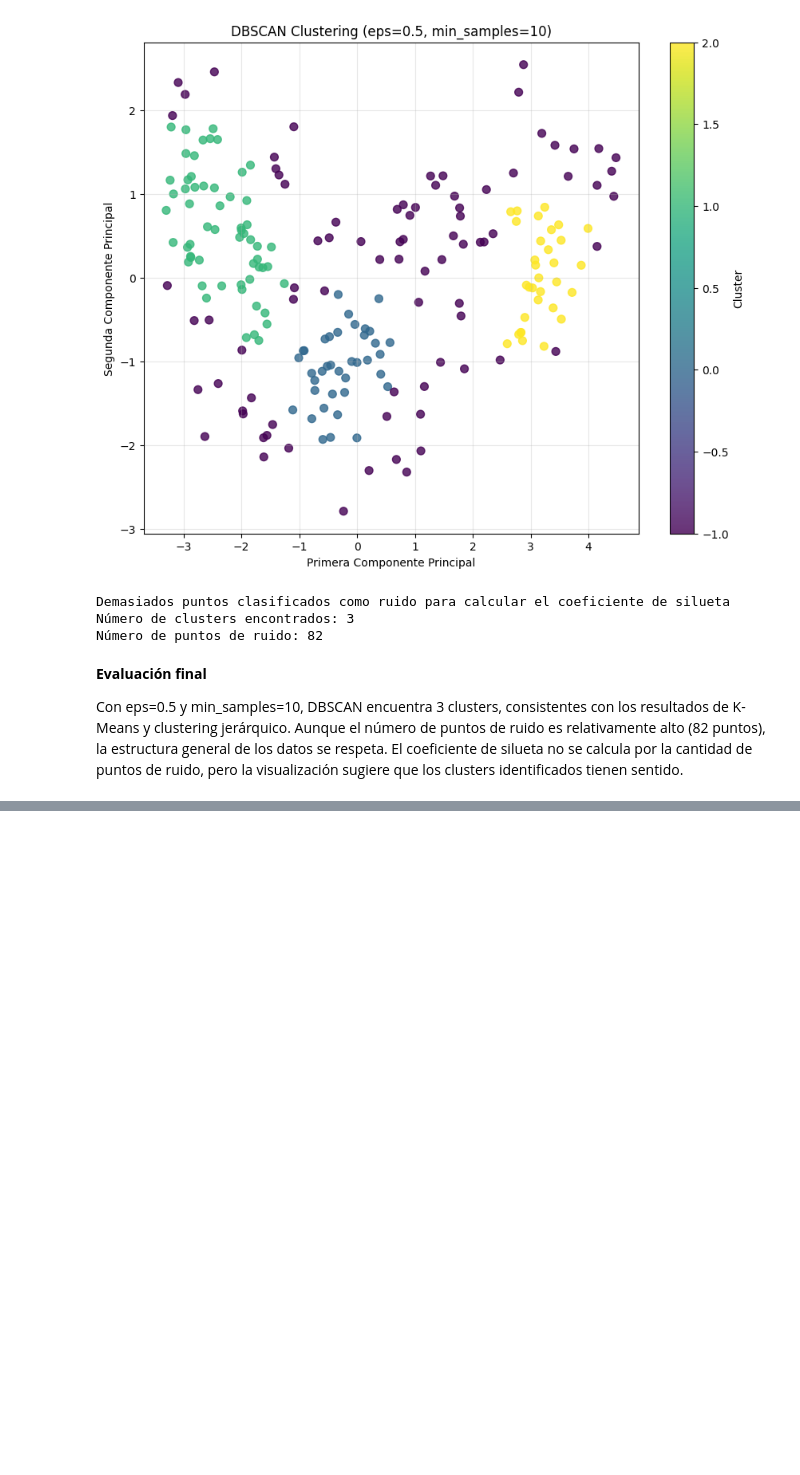
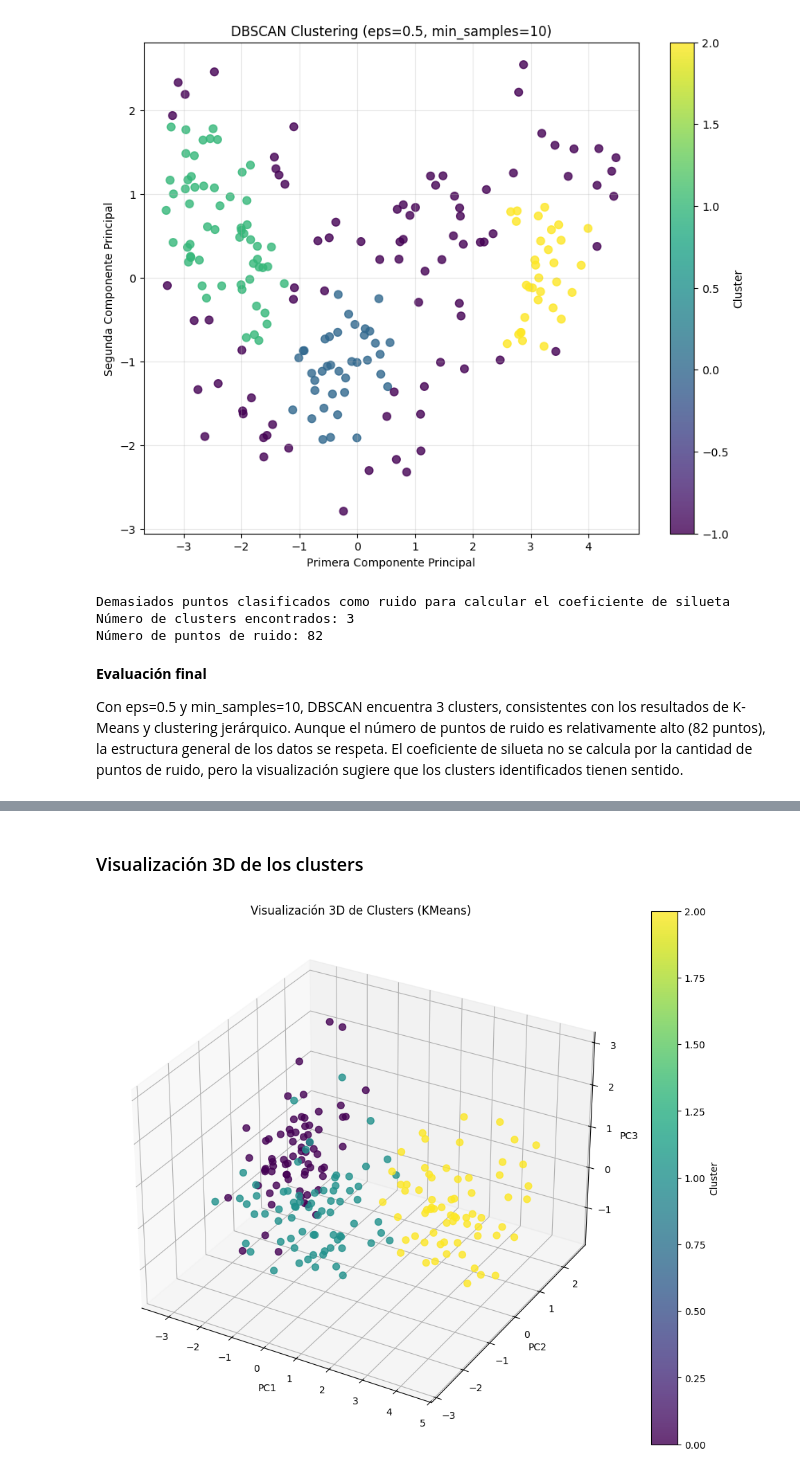
Before and after one commit to arutrosotillo/Aprendizaje-Autom-tico-2, a Jupyter notebook: notebook.ipynb, the cells around one changed output, grey strips where cells are left out. Drawn from its saved outputs; the diff is of its cells as text; code cells hidden in the pictures; blank space fills up the shorter version.

```diff
--- a/notebook.ipynb
+++ b/notebook.ipynb
@@ -516,0 +696,23 @@ El coeficiente de silueta no se calcula por la cantidad de puntos de ruido, pero
+# %% [markdown]
+### Visualización 3D de los clusters
+# %%
+from mpl_toolkits.mplot3d import Axes3D
+from sklearn.decomposition import PCA
+
+pca_3d = PCA(n_components=3)
+X_pca_3d = pca_3d.fit_transform(pipeline.named_steps['scaler'].transform(X))
+
+fig = plt.figure(figsize=(12, 10))
+ax = fig.add_subplot(111, projection='3d')
+
+scatter = ax.scatter(X_pca_3d[:, 0], X_pca_3d[:, 1], X_pca_3d[:, 2],
+                     c=df[best_method], cmap='viridis', s=50, alpha=0.8)
+
+ax.set_title(f'Visualización 3D de Clusters ({best_method.split("_")[0]})')
+ax.set_xlabel('PC1')
+ax.set_ylabel('PC2')
+ax.set_zlabel('PC3')
+plt.colorbar(scatter, label='Cluster')
+plt.show()
+# %% [output]
+[figure, added]
```
Also changed, not shown: parts of 14 cells of this notebook.
